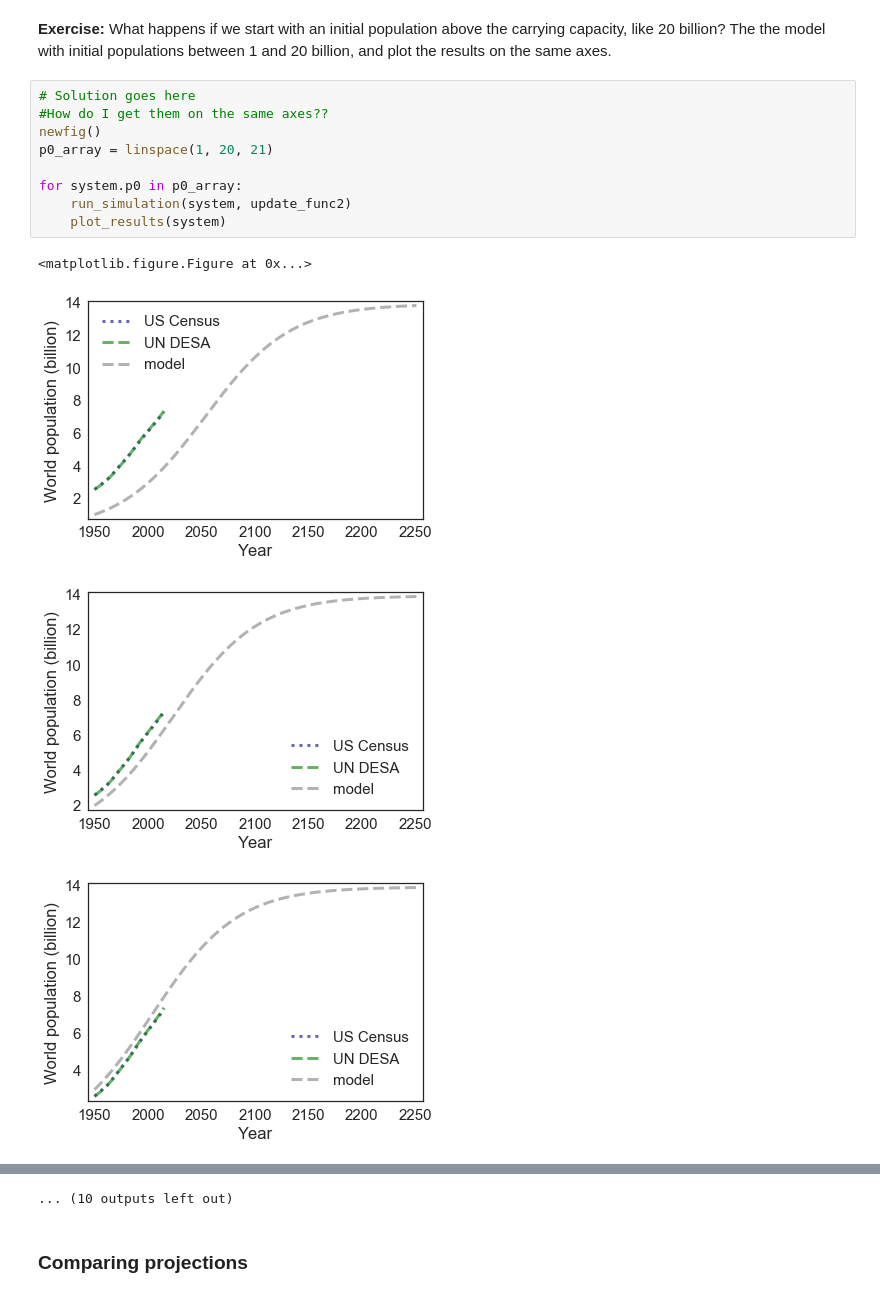
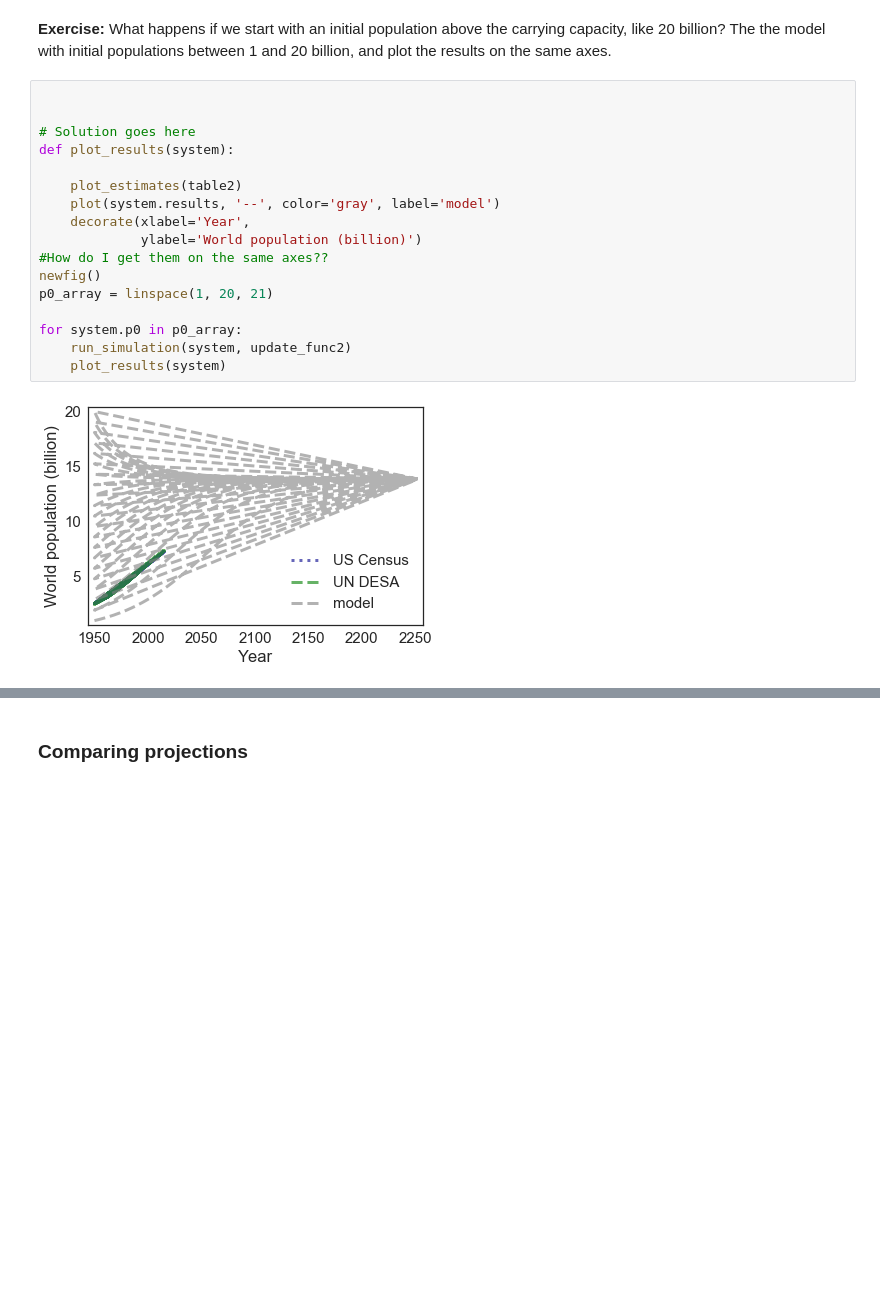
Before and after one commit to kbarno/ModSimPy, a Jupyter notebook: code/chap04mine.ipynb, the cells around one changed output, grey strips where cells are left out. Drawn from its saved outputs; the diff is of its cells as text; blank space fills up the shorter version.

```diff
--- a/code/chap04mine.ipynb
+++ b/code/chap04mine.ipynb
@@ -159,16 +159,21 @@ system.results[system.t_end]
 # %% [markdown]
 **Exercise:**  What happens if we start with an initial population above the carrying capacity, like 20 billion?  The the model with initial populations between 1 and 20 billion, and plot the results on the same axes.
 # %%
+
+
 # Solution goes here
+def plot_results(system):
+
+    plot_estimates(table2)
+    plot(system.results, '--', color='gray', label='model')
+    decorate(xlabel='Year',
+             ylabel='World population (billion)')
 #How do I get them on the same axes??
 newfig()
 p0_array = linspace(1, 20, 21)
 
 for system.p0 in p0_array:
     run_simulation(system, update_func2)
     plot_results(system)
 # %% [output]
-<matplotlib.figure.Figure at 0x...>
-[figure, old version]
+[figure, new version]
-[figure, removed]
-[figure, removed]
@@ -183,4 +180,3 @@ for system.p0 in p0_array:
-... (10 outputs left out)
 # %% [markdown]
 ### Comparing projections
 # %% [markdown]
```
Also changed, not shown: parts of 2 cells of this notebook, 22 other files.
